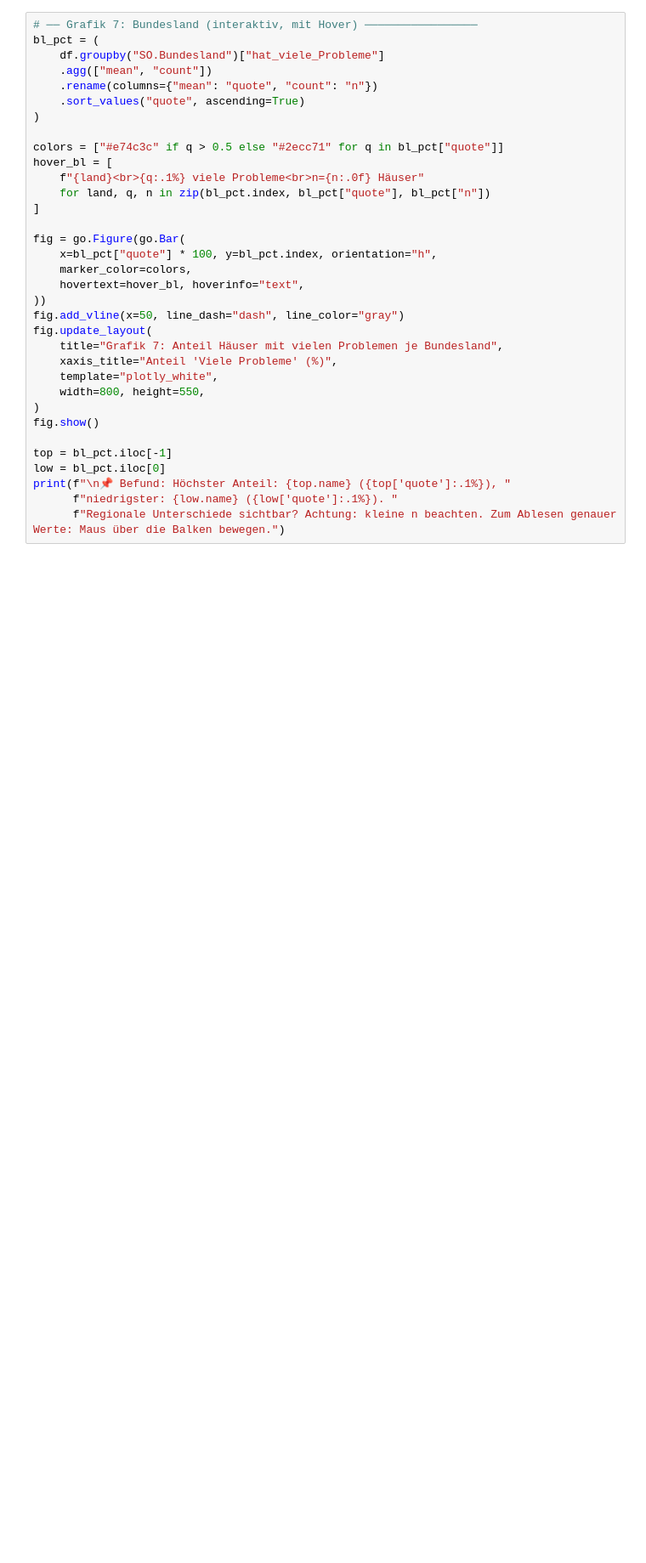
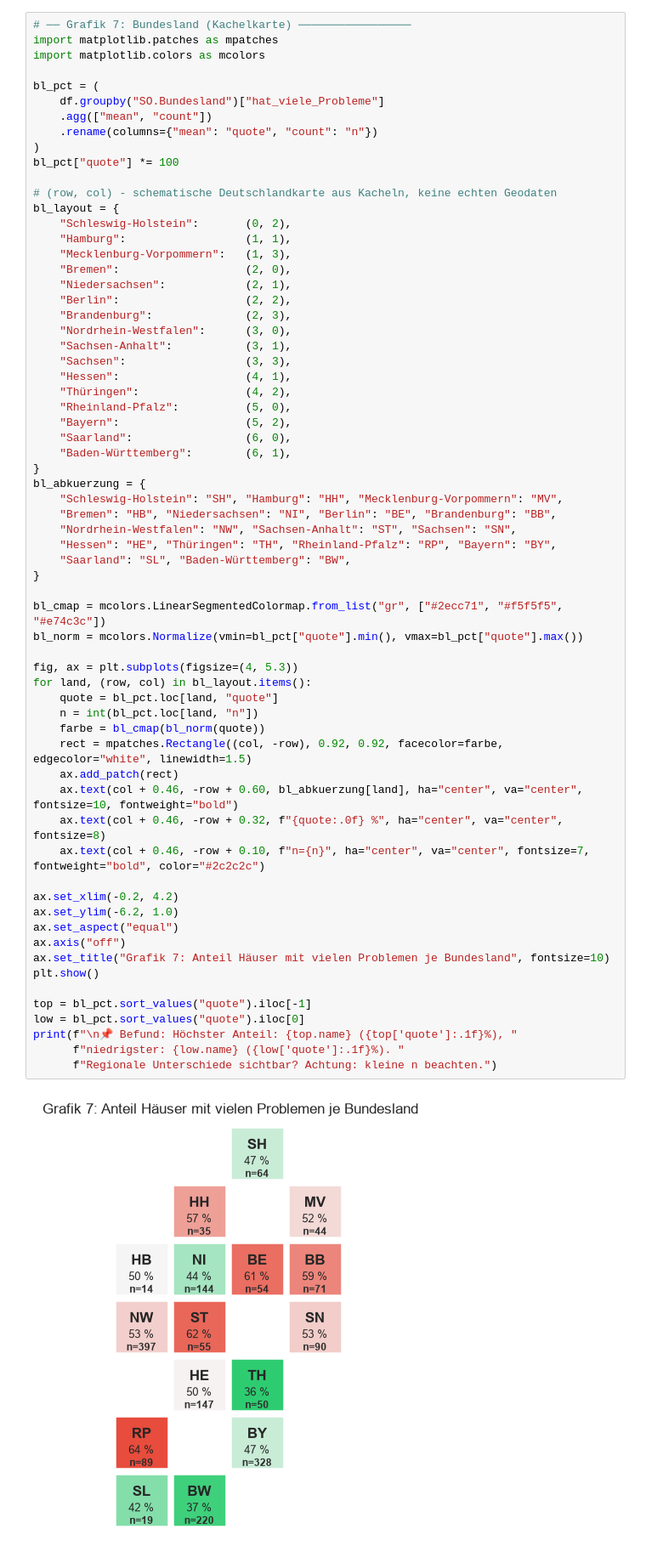
Before and after one commit to eufunk/Qualitaets_Muster_Finder, a Jupyter notebook: Notebooks/02_Analyse.ipynb, the cells around one changed output. Shown at 85% size. Drawn from its saved outputs; the diff is of its cells as text; blank space fills up the shorter version.

```diff
--- a/Notebooks/02_Analyse.ipynb
+++ b/Notebooks/02_Analyse.ipynb
@@ -321,37 +337,69 @@ Horizontales Balkendiagramm, nach Anteil sortiert. Balken rot wenn Anteil > 50 %
 
 **Warum 50 % als Grenze, nicht 5,88 %?** `hat_viele_Probleme` entsteht durch einen Median-Split von `auffaellig_quote` bei 5,88 % — aber dieser Schwellenwert gilt nur für die Quote *innerhalb* eines Hauses. Das daraus resultierende 0/1-Flag hat automatisch einen Mittelwert von ~50 % über alle Häuser (49,7 %), und genau diesen Flag-Mittelwert zeigt Grafik 7 je Bundesland — deshalb 50 %, nicht 5,88 %.
 # %%
-# ── Grafik 7: Bundesland (interaktiv, mit Hover) ─────────────────
+# ── Grafik 7: Bundesland (Kachelkarte) ─────────────────
+import matplotlib.patches as mpatches
+import matplotlib.colors as mcolors
+
 bl_pct = (
     df.groupby("SO.Bundesland")["hat_viele_Probleme"]
     .agg(["mean", "count"])
     .rename(columns={"mean": "quote", "count": "n"})
-    .sort_values("quote", ascending=True)
 )
+bl_pct["quote"] *= 100
 
-colors = ["#e74c3c" if q > 0.5 else "#2ecc71" for q in bl_pct["quote"]]
-hover_bl = [
-    f"{land}<br>{q:.1%} viele Probleme<br>n={n:.0f} Häuser"
-    for land, q, n in zip(bl_pct.index, bl_pct["quote"], bl_pct["n"])
-]
+# (row, col) - schematische Deutschlandkarte aus Kacheln, keine echten Geodaten
+bl_layout = {
+    "Schleswig-Holstein":       (0, 2),
+    "Hamburg":                  (1, 1),
+    "Mecklenburg-Vorpommern":   (1, 3),
+    "Bremen":                   (2, 0),
+    "Niedersachsen":            (2, 1),
+    "Berlin":                   (2, 2),
+    "Brandenburg":              (2, 3),
+    "Nordrhein-Westfalen":      (3, 0),
+    "Sachsen-Anhalt":           (3, 1),
+    "Sachsen":                  (3, 3),
+    "Hessen":                   (4, 1),
+    "Thüringen":                (4, 2),
+    "Rheinland-Pfalz":          (5, 0),
+    "Bayern":                   (5, 2),
+    "Saarland":                 (6, 0),
+    "Baden-Württemberg":        (6, 1),
+}
+bl_abkuerzung = {
+    "Schleswig-Holstein": "SH", "Hamburg": "HH", "Mecklenburg-Vorpommern": "MV",
+    "Bremen": "HB", "Niedersachsen": "NI", "Berlin": "BE", "Brandenburg": "BB",
+    "Nordrhein-Westfalen": "NW", "Sachsen-Anhalt": "ST", "Sachsen": "SN",
+    "Hessen": "HE", "Thüringen": "TH", "Rheinland-Pfalz": "RP", "Bayern": "BY",
+    "Saarland": "SL", "Baden-Württemberg": "BW",
+}
 
-fig = go.Figure(go.Bar(
-    x=bl_pct["quote"] * 100, y=bl_pct.index, orientation="h",
-    marker_color=colors,
-    hovertext=hover_bl, hoverinfo="text",
-))
-fig.add_vline(x=50, line_dash="dash", line_color="gray")
-fig.update_layout(
-    title="Grafik 7: Anteil Häuser mit vielen Problemen je Bundesland",
-    xaxis_title="Anteil 'Viele Probleme' (%)",
-    template="plotly_white",
-    width=800, height=550,
-)
-fig.show()
+bl_cmap = mcolors.LinearSegmentedColormap.from_list("gr", ["#2ecc71", "#f5f5f5", "#e74c3c"])
+bl_norm = mcolors.Normalize(vmin=bl_pct["quote"].min(), vmax=bl_pct["quote"].max())
 
-top = bl_pct.iloc[-1]
-low = bl_pct.iloc[0]
-print(f"\n📌 Befund: Höchster Anteil: {top.name} ({top['quote']:.1%}), "
-      f"niedrigster: {low.name} ({low['quote']:.1%}). "
-      f"Regionale Unterschiede sichtbar? Achtung: kleine n beachten. Zum Ablesen genauer Werte: Maus über die Balken bewegen.")
+fig, ax = plt.subplots(figsize=(4, 5.3))
+for land, (row, col) in bl_layout.items():
+    quote = bl_pct.loc[land, "quote"]
+    n = int(bl_pct.loc[land, "n"])
+    farbe = bl_cmap(bl_norm(quote))
+    rect = mpatches.Rectangle((col, -row), 0.92, 0.92, facecolor=farbe, edgecolor="white", linewidth=1.5)
+    ax.add_patch(rect)
+    ax.text(col + 0.46, -row + 0.60, bl_abkuerzung[land], ha="center", va="center", fontsize=10, fontweight="bold")
+    ax.text(col + 0.46, -row + 0.32, f"{quote:.0f} %", ha="center", va="center", fontsize=8)
+    ax.text(col + 0.46, -row + 0.10, f"n={n}", ha="center", va="center", fontsize=7, fontweight="bold", color="#2c2c2c")
+
+ax.set_xlim(-0.2, 4.2)
+ax.set_ylim(-6.2, 1.0)
+ax.set_aspect("equal")
+ax.axis("off")
+ax.set_title("Grafik 7: Anteil Häuser mit vielen Problemen je Bundesland", fontsize=10)
+plt.show()
+
+top = bl_pct.sort_values("quote").iloc[-1]
+low = bl_pct.sort_values("quote").iloc[0]
+print(f"\n📌 Befund: Höchster Anteil: {top.name} ({top['quote']:.1f}%), "
+      f"niedrigster: {low.name} ({low['quote']:.1f}%). "
+      f"Regionale Unterschiede sichtbar? Achtung: kleine n beachten.")
 # %% [output]
+[figure, added]
```
Also changed, not shown: parts of 27 cells of this notebook, 33 other files.
